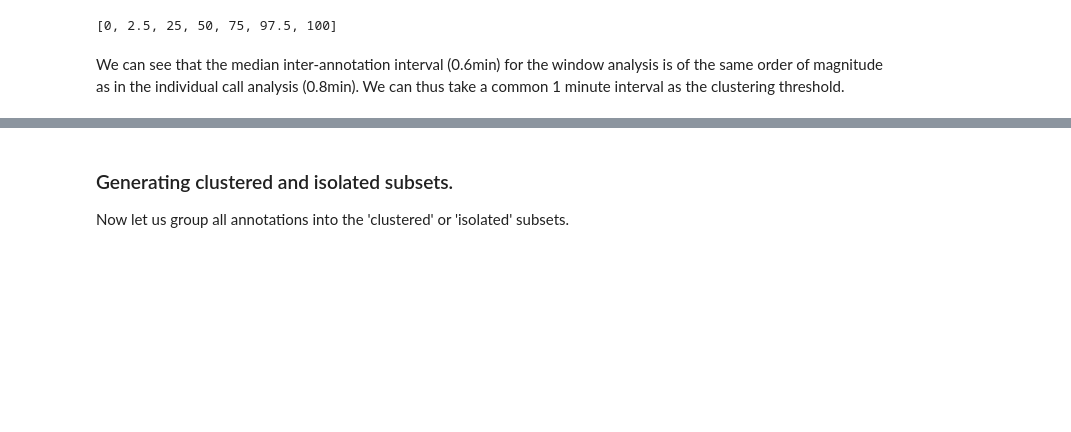
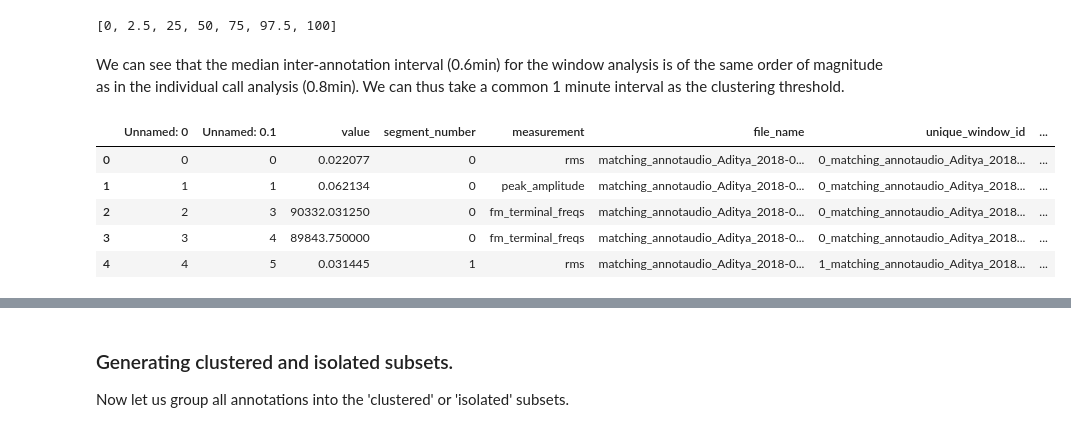
Before and after one commit to thejasvibr/mhbc-online, a Jupyter notebook: combined_analysis/Combined analysis notebook.ipynb, the cells around one changed output, grey strips where cells are left out. Cells and saved outputs as stored; diff of their text form; code cells hidden in the pictures; blank space fills up the shorter version.

```diff
--- a/combined_analysis/Combined analysis notebook.ipynb
+++ b/combined_analysis/Combined analysis notebook.ipynb
@@ -848,3 +831,12 @@ pctiles
 obs_splitmeasure = obs_splitmeasure_raw[obs_splitmeasure_raw['video_annot_id'].isin(annotids_wo_overlaps['video_annot_id'])].reset_index(drop=True)
 # %% [markdown]
 We can see that the median inter-annotation interval (0.6min) for the window analysis is of the same order of magnitude as in the individual call analysis (0.8min). We can thus take a common 1 minute interval as the clustering threshold.
+# %%
+obs_splitmeasure.head()
+# %% [output]
+|  | Unnamed: 0 | Unnamed: 0.1 | value | segment_number | measurement | file_name | unique_window_id | ... |
+| 0 | 0 | 0 | 0.022077 | 0 | rms | matching_annotaudio_Aditya_2018-0... | 0_matching_annotaudio_Aditya_2018... | ... |
+| 1 | 1 | 1 | 0.062134 | 0 | peak_amplitude | matching_annotaudio_Aditya_2018-0... | 0_matching_annotaudio_Aditya_2018... | ... |
+| 2 | 2 | 3 | 90332.031250 | 0 | fm_terminal_freqs | matching_annotaudio_Aditya_2018-0... | 0_matching_annotaudio_Aditya_2018... | ... |
+| 3 | 3 | 4 | 89843.750000 | 0 | fm_terminal_freqs | matching_annotaudio_Aditya_2018-0... | 0_matching_annotaudio_Aditya_2018... | ... |
+| 4 | 4 | 5 | 0.031445 | 1 | rms | matching_annotaudio_Aditya_2018-0... | 1_matching_annotaudio_Aditya_2018... | ... |
```
Also changed, not shown: parts of 11 cells of this notebook, 3 other files.
